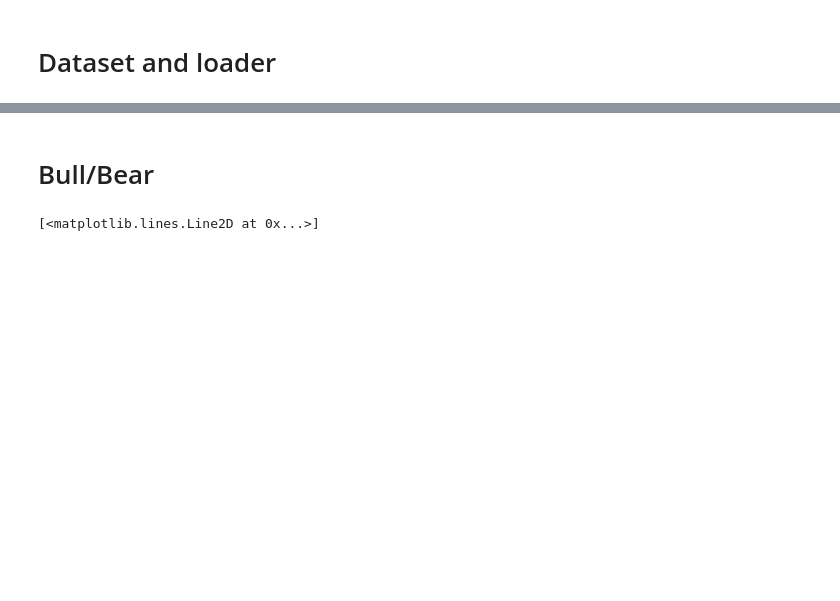
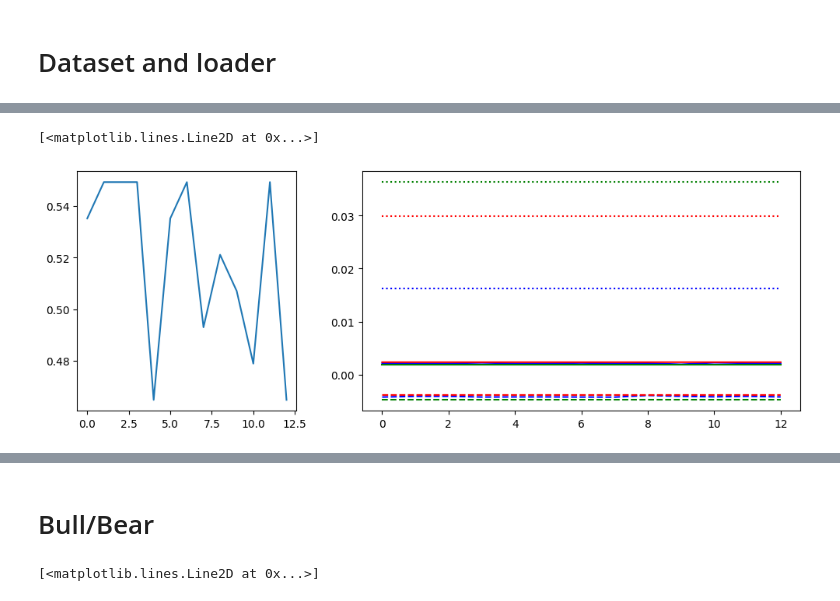
Before and after one commit to yyhhoi/yforseer, a Jupyter notebook: try.ipynb, the cells around one changed output, grey strips where cells are left out. Cells and saved outputs as stored; diff of their text form; code cells hidden in the pictures; blank space fills up the shorter version.

```diff
--- a/try.ipynb
+++ b/try.ipynb
@@ -9,14 +9,18 @@ import pandas as pd
 
 import matplotlib.pyplot as plt
 import numpy as np
-import logging
 import torch
 from torch.utils.data import DataLoader
 import torch.nn as nn
 from yforseer.networks import StockNet
-from yforseer.datasets import StockDataset
+from yforseer.datasets import StockDataset, StockDiffDataset
 from yforseer.trainers import StockNetTrainer
-import mlflow
 from tqdm import tqdm
-
 from yforseer.scraping import RawDF_Schema
+from yforseer.utils import convert_diff_to_prices
+if torch.cuda.is_available():
+    dev = "cuda:0"
+else:
+    dev = 'cpu'
+device = torch.device(dev)
+print('Device %s is used '%(device))
@@ -140,0 +246,18 @@ print(perfect_trade_return)
+# %%
+# Accuracies and returns
+fig, ax = plt.subplots(1, 2, figsize=(12, 4), width_ratios=[1, 2])
+ax[0].plot(np.median(all_accs, axis=1))
+
+ax[1].plot(np.nanmedian(all_breturns, axis=1), c='b')
+ax[1].plot(np.nanmedian(top1_breturns, axis=1), c='g')
+ax[1].plot(np.nanmedian(top3_breturns, axis=1), c='r')
+ax[1].plot(np.nanquantile(all_breturns, 0.25, axis=1), linestyle='--', c='b')
+ax[1].plot(np.nanquantile(top1_breturns, 0.25, axis=1), linestyle='--', c='g')
+ax[1].plot(np.nanquantile(top3_breturns, 0.25, axis=1), linestyle='--', c='r')
+
+ax[1].plot(np.nanmedian(all_breturns_up, axis=1), linestyle=':', c='b')
+ax[1].plot(np.nanmedian(top1_breturns_up, axis=1), linestyle=':', c='g')
+ax[1].plot(np.nanmedian(top3_breturns_up, axis=1), linestyle=':', c='r')
+# %% [output]
+[<matplotlib.lines.Line2D at 0x...>]
+[figure, added]
```
Also changed, not shown: parts of 27 cells of this notebook, 5 other files.
